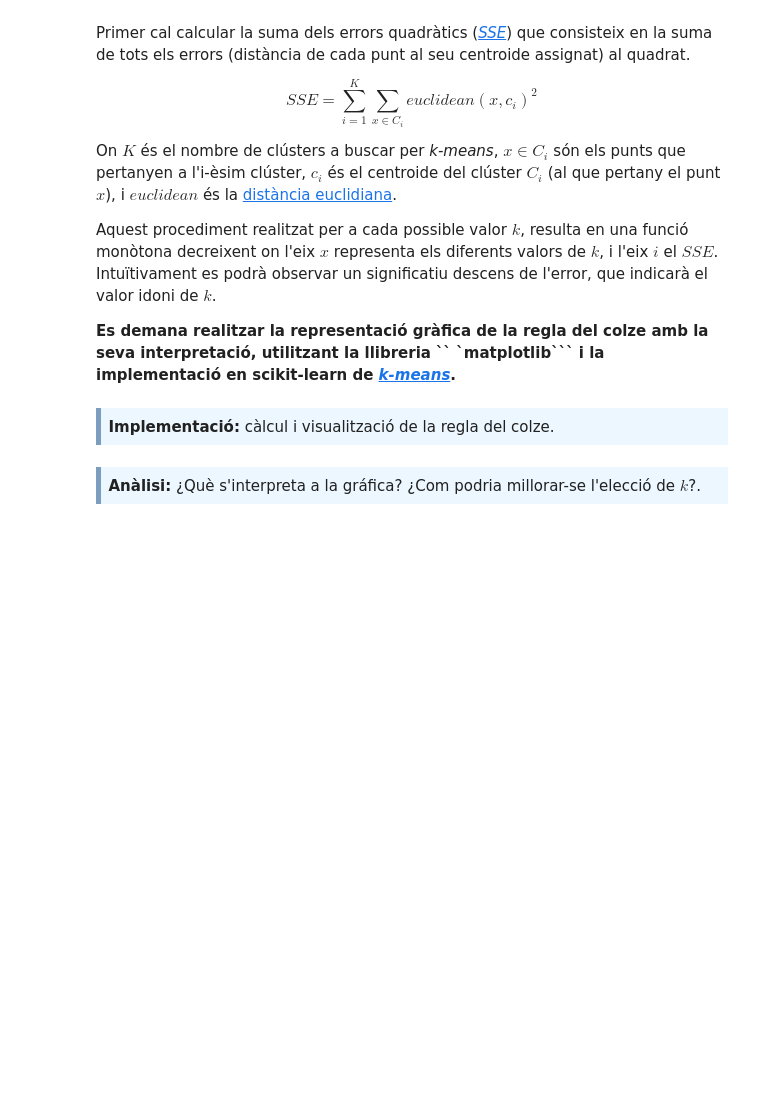
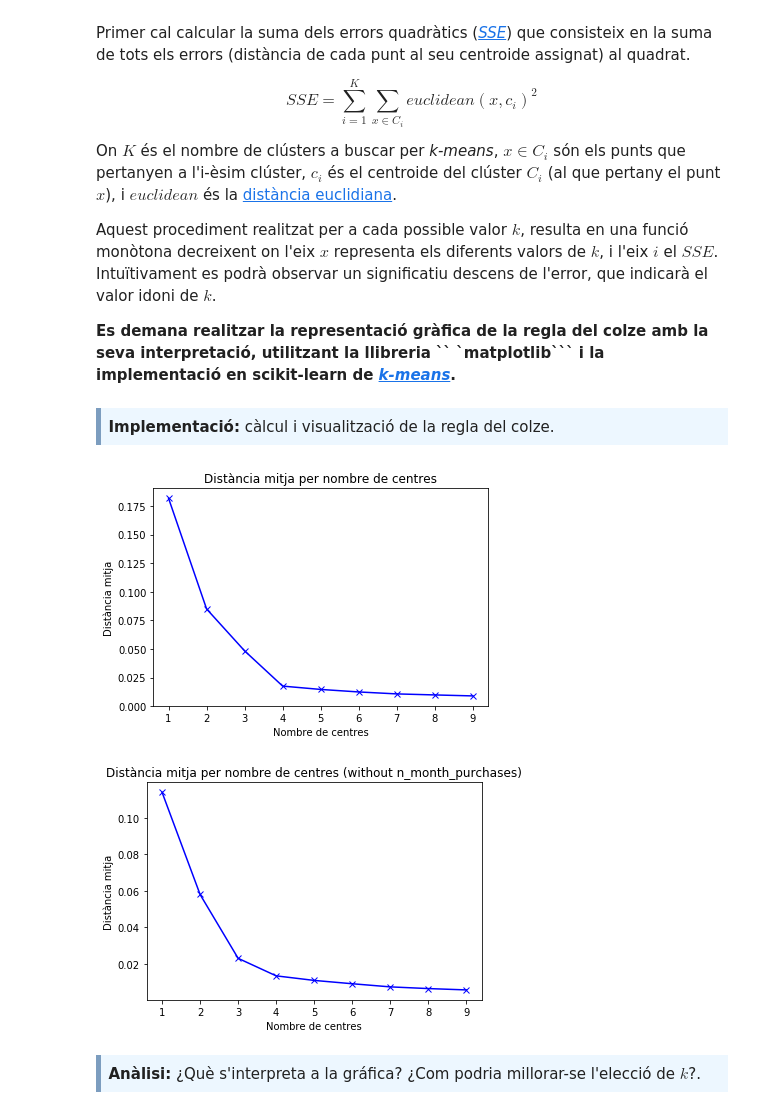
Before and after one commit to caran77/M2.955---Models-avan-ats-de-mineria-de-dades, a Jupyter notebook: PAC2/20191_M2.955_PAC2-Enunciat.ipynb, the cells around one changed output. Drawn from its saved outputs; the diff is of its cells as text; code cells hidden in the pictures; blank space fills up the shorter version.

```diff
--- a/PAC2/20191_M2.955_PAC2-Enunciat.ipynb
+++ b/PAC2/20191_M2.955_PAC2-Enunciat.ipynb
@@ -74,6 +184,45 @@ Aquest procediment realitzat per a cada possible valor $k$, resulta en una funci
 <div style="background-color: #EDF7FF; border-color: #7C9DBF; border-left: 5px solid #7C9DBF; padding: 0.5em;">
 <strong>Implementació:</strong> càlcul i visualització de la regla del colze.
 </div>
+# %%
+from scipy.spatial.distance import cdist
+# Mostrem com es comporta per fins a 10 centres
+K = range(1, 10)
+meandistortions = []
+for k in K:
+    kmeans = cluster.KMeans(n_clusters=k)
+    kmeans.fit(retailDataSetNorm)
+    meandistortions.append(sum(np.min(cdist(retailDataSetNorm, kmeans.cluster_centers_, 'euclidean') ** 2, axis=1))
+                           / retailDataSetNorm.shape[0])
+
+plt.plot(K, meandistortions, 'bx-')
+plt.xlabel('Nombre de centres')
+plt.ylabel('Distància mitja')
+plt.title('Distància mitja per nombre de centres')
+plt.show()
+
+# Com es pot veure, la pendent es comença a suavitzar a partir dels 4 nuclis
+
+# Si eliminem la columna n_month_purchases (està fortament correlacionada amb n_days_per_week) podem veure
+#  que el resultat és molt similar
+retailDataSetNormV2 = pd.DataFrame()
+retailDataSetNormV2['avg_month_turnover_norm'] = avg_month_turnover_norm
+retailDataSetNormV2['n_days_per_week_norm'] = n_days_per_week_norm
+meandistortionsV2 = []
+for k in K:
+    kmeansV2 = cluster.KMeans(n_clusters=k)
+    kmeansV2.fit(retailDataSetNormV2)
+    meandistortionsV2.append(sum(np.min(cdist(retailDataSetNormV2, kmeansV2.cluster_centers_, 'euclidean') ** 2, axis=1))
+                           / retailDataSetNormV2.shape[0])
+
+plt.plot(K, meandistortionsV2, 'bx-')
+plt.xlabel('Nombre de centres')
+plt.ylabel('Distància mitja')
+plt.title('Distància mitja per nombre de centres (without n_month_purchases)')
+plt.show()
+# %% [output]
+[figure, added]
+[figure, added]
 # %% [markdown]
 <div style="background-color: #EDF7FF; border-color: #7C9DBF; border-left: 5px solid #7C9DBF; padding: 0.5em;">
 <strong>Anàlisi:</strong> ¿Què s'interpreta a la gráfica? ¿Com podria millorar-se l'elecció de $k$?.
```
Also changed, not shown: parts of 4 cells of this notebook.
